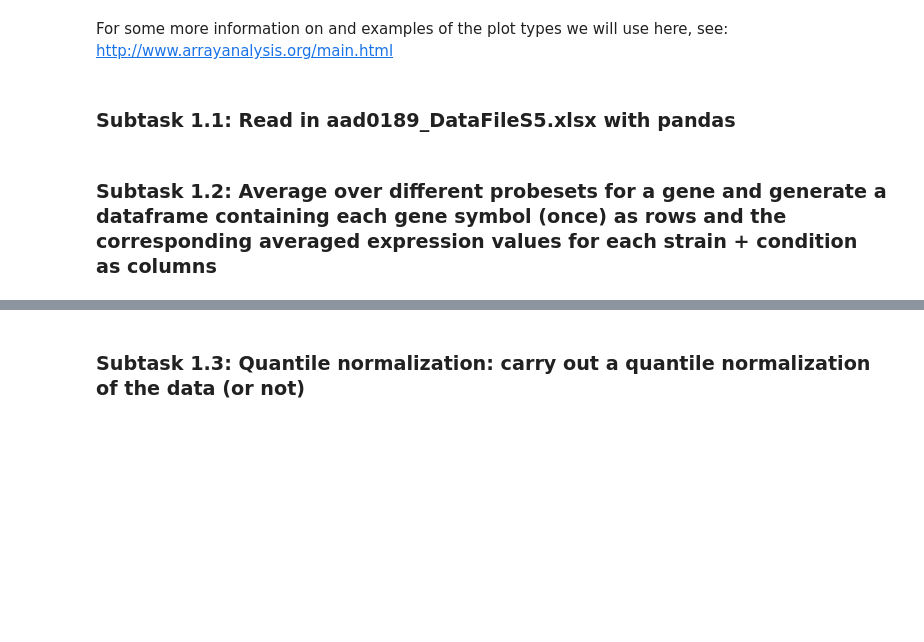
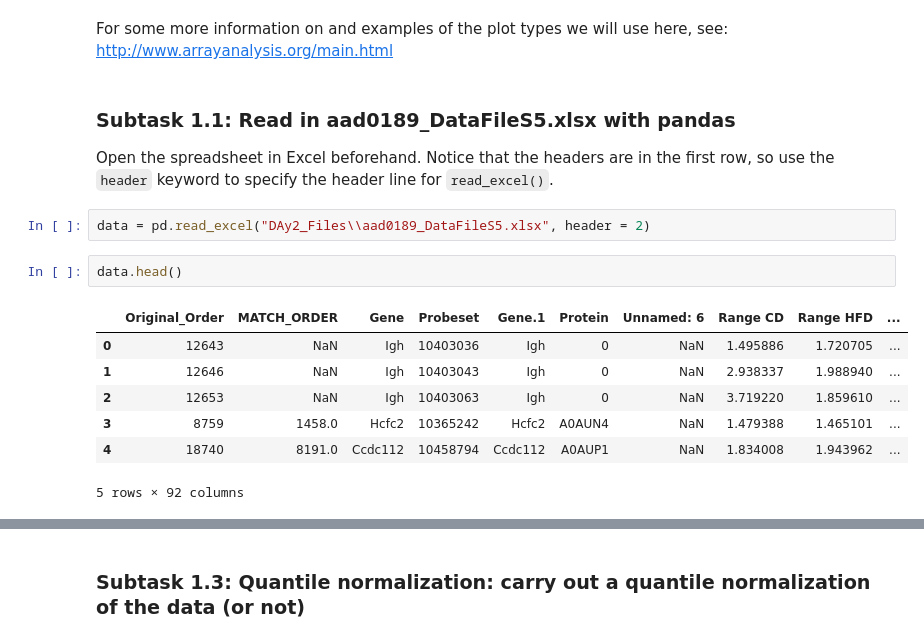
Before and after one commit to Osrip/Integrated_Bioinformatics, a Jupyter notebook: IntegratedBioinformatics/notebooks/Day56_DE_Analysis.ipynb, the cells around one changed output, grey strips where cells are left out. Drawn from its saved outputs; the diff is of its cells as text; blank space fills up the shorter version.

```diff
--- a/IntegratedBioinformatics/notebooks/Day56_DE_Analysis.ipynb
+++ b/IntegratedBioinformatics/notebooks/Day56_DE_Analysis.ipynb
@@ -20,7 +27,18 @@ http://science.sciencemag.org/highwire/filestream/680254/field_highwire_adjunct_
 # %% [markdown]
 For some more information on and examples of the plot types we will use here, see:<br>
 http://www.arrayanalysis.org/main.html
-# %% [markdown]
-### Subtask 1.1: Read in aad0189_DataFileS5.xlsx with pandas
-# %% [markdown]
-### Subtask 1.2: Average over different probesets for a gene and generate a dataframe containing each gene symbol (once)  as rows and the corresponding averaged expression values for each strain + condition as columns
+# %% [markdown]
+### Subtask 1.1: Read in aad0189_DataFileS5.xlsx with pandas
+Open the spreadsheet in Excel beforehand. Notice that the headers are in the first row, so use the `header` keyword to specify the header line for `read_excel()`.
+# %%
+data = pd.read_excel("DAy2_Files\\aad0189_DataFileS5.xlsx", header = 2)
+# %%
+data.head()
+# %% [output]
+|  | Original_Order | MATCH_ORDER | Gene | Probeset | Gene.1 | Protein | Unnamed: 6 | Range CD | Range HFD | ... |
+| 0 | 12643 | NaN | Igh | 10403036 | Igh | 0 | NaN | 1.495886 | 1.720705 | ... |
+| 1 | 12646 | NaN | Igh | 10403043 | Igh | 0 | NaN | 2.938337 | 1.988940 | ... |
+| 2 | 12653 | NaN | Igh | 10403063 | Igh | 0 | NaN | 3.719220 | 1.859610 | ... |
+| 3 | 8759 | 1458.0 | Hcfc2 | 10365242 | Hcfc2 | A0AUN4 | NaN | 1.479388 | 1.465101 | ... |
+| 4 | 18740 | 8191.0 | Ccdc112 | 10458794 | Ccdc112 | A0AUP1 | NaN | 1.834008 | 1.943962 | ... |
+5 rows × 92 columns
```
Also changed, not shown: parts of 48 cells of this notebook.
